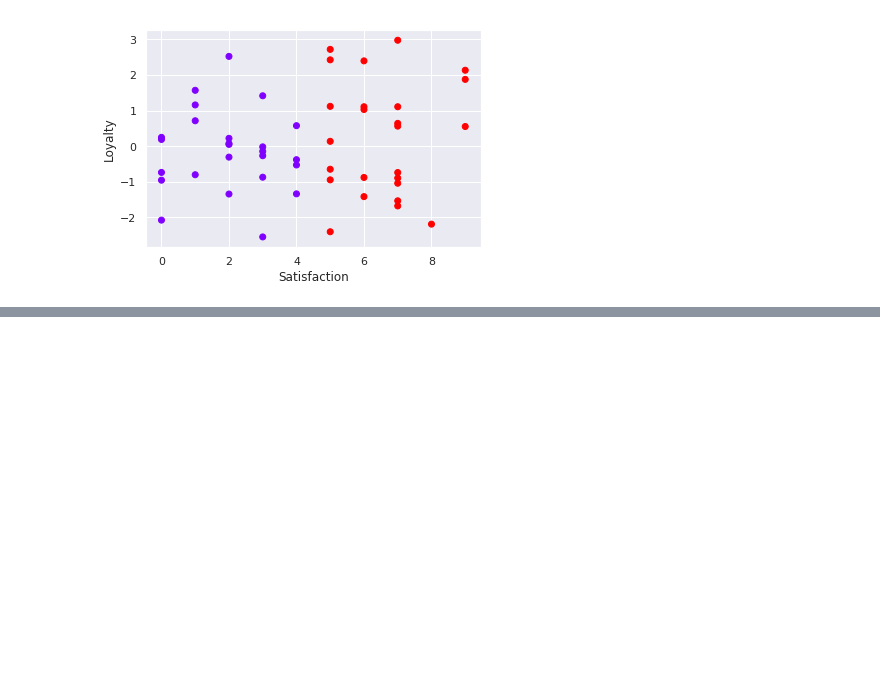
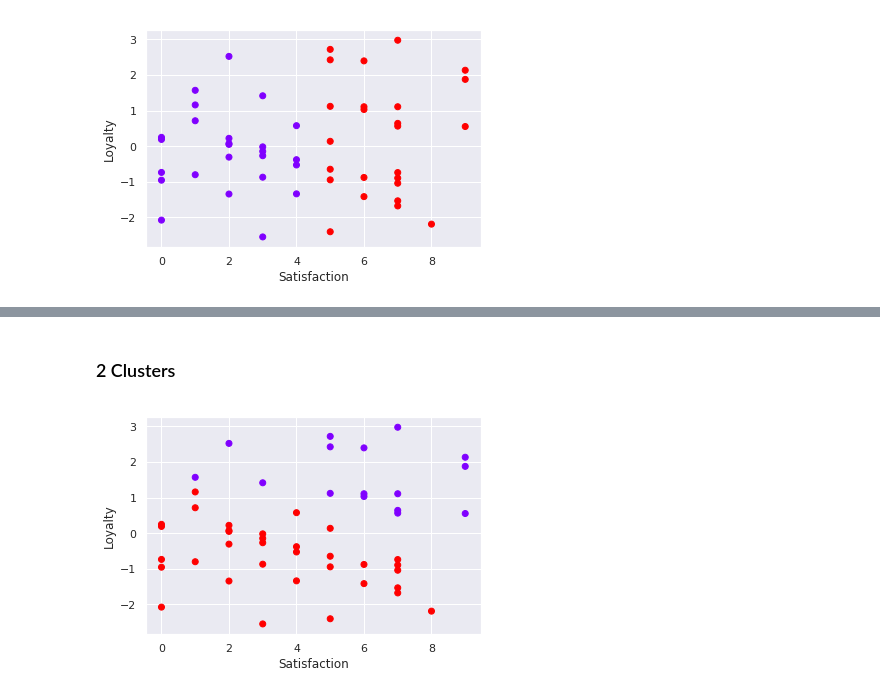
Before and after one commit to alexandrehsd/cluster-analysis, a Jupyter notebook: Cluster Analysis.ipynb, the cells around one changed output, grey strips where cells are left out. Cells and saved outputs as stored; diff of their text form; code cells hidden in the pictures; blank space fills up the shorter version.

```diff
--- a/Cluster Analysis.ipynb
+++ b/Cluster Analysis.ipynb
@@ -413,0 +478,16 @@ Well, doesn't it consider the loyalty values? Apparently no! That's due to the f
+# %%
+def clust(k, std_data):
+    kmeans = KMeans(k)
+    clusters = kmeans.fit_predict(std_data)
+    plt.scatter(data['Satisfaction'], data['Loyalty'], c=clusters, cmap='rainbow')
+
+    plt.xlabel('Satisfaction')
+    plt.ylabel('Loyalty')
+
+    plt.show()
+# %% [markdown]
+### 2 Clusters
+# %%
+clust(2, std_data)
+# %% [output]
+[figure, added]
```
Also changed, not shown: parts of 33 cells of this notebook.
